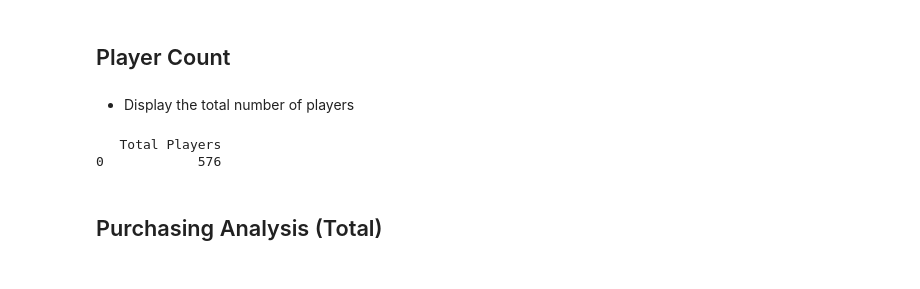
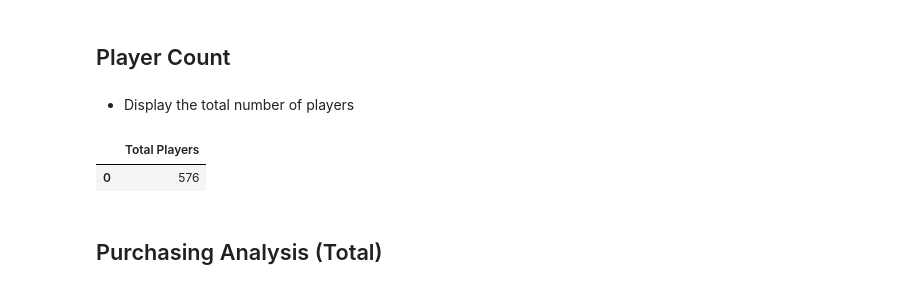
Before and after one commit to chuhaovince/Pandas-Challenge, a Jupyter notebook: HeroesOfPymoli/HeroesOfPymoli_starter.ipynb, the cells around one changed output. Saved outputs shown, nothing was run; the diff lists cells and outputs as text; code cells hidden in the pictures.

```diff
--- a/HeroesOfPymoli/HeroesOfPymoli_starter.ipynb
+++ b/HeroesOfPymoli/HeroesOfPymoli_starter.ipynb
@@ -26,11 +26,13 @@ purchase_data.head()
 # %%
 # Players are listed in the "SN" column, we need to find the unique names and get the total number of players
 playernum = len(purchase_data["SN"].unique())
 total_players = pd.DataFrame({"Total Players" : playernum}, index = [0])
-print(total_players)
+
+# show total players
+total_players
 # %% [output]
-   Total Players
-0            576
+|  | Total Players |
+| 0 | 576 |
 # %% [markdown]
 ## Purchasing Analysis (Total)
 # %% [markdown]
```
Also changed, not shown: parts of 4 cells of this notebook, 1 other file.
